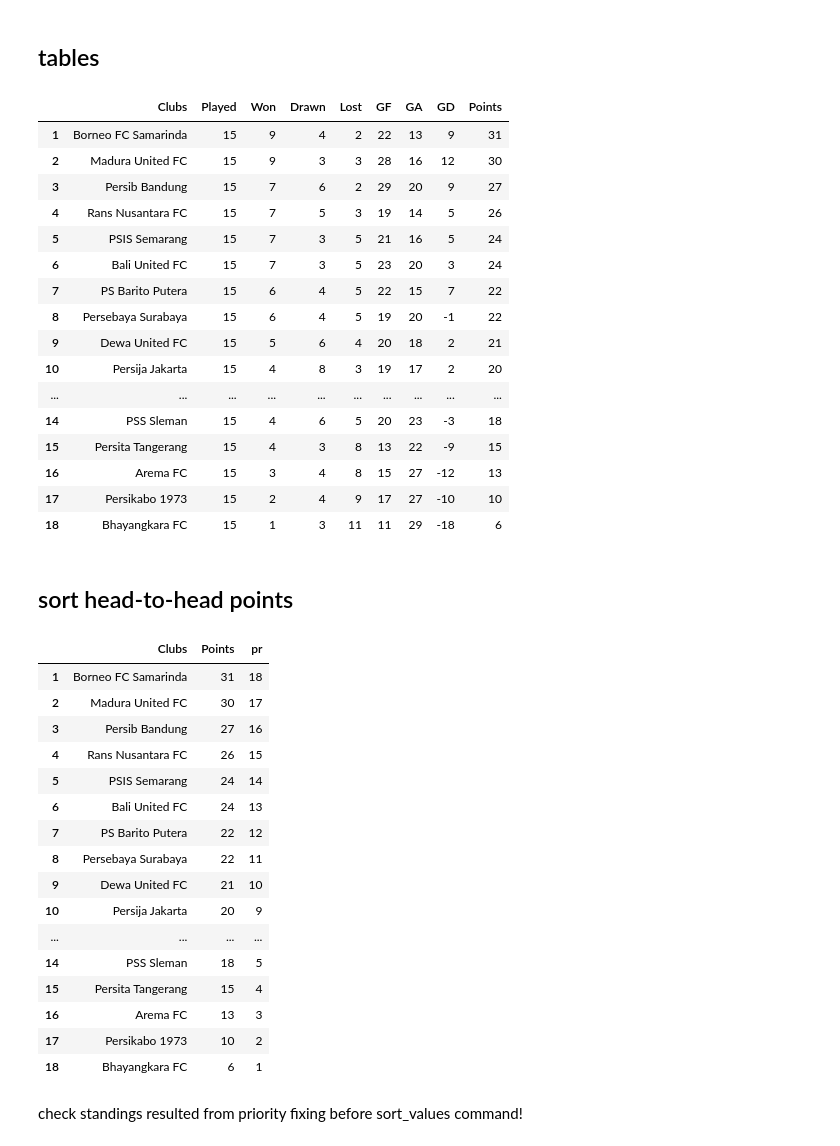
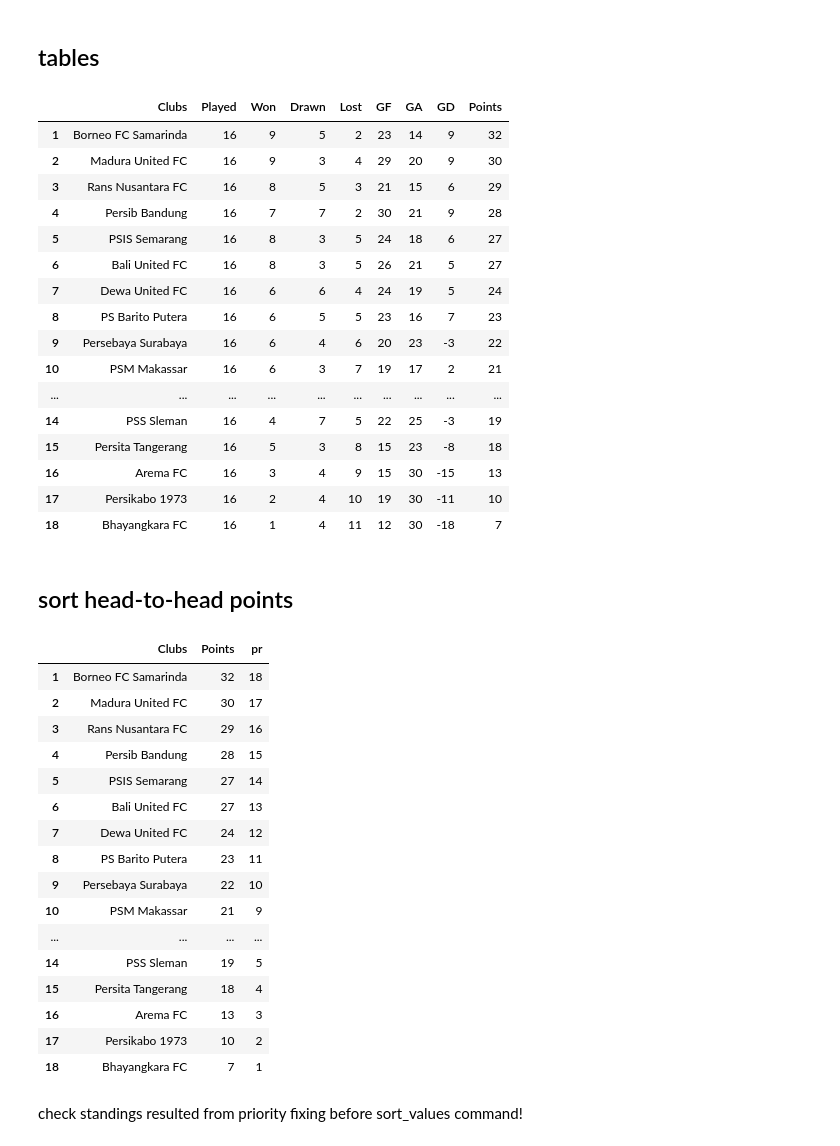
Before and after one commit to lpttprnc/liga-1, a Jupyter notebook: satunya.ipynb, the cells around one changed output. Cells and saved outputs as stored; diff of their text form; code cells hidden in the pictures.

```diff
--- a/satunya.ipynb
+++ b/satunya.ipynb
@@ -56,7 +56,7 @@ win=[]
 draw=[]
 lose=[]
 played=[]
-pekanke=15 # PEKAN KE
+pekanke=16 # PEKAN KE
 for cl in club:
     hora = df.loc[ ( (df.home.str.contains(cl)) | (df.away.str.contains(cl)) ) & (df['week']==pekanke) ]
 
@@ -130,22 +130,22 @@ tables.drop(columns=["Clubs_lower"], inplace=True)
 tables
 # %% [output]
 |  | Clubs | Played | Won | Drawn | Lost | GF | GA | GD | Points |
-| 1 | Borneo FC Samarinda | 15 | 9 | 4 | 2 | 22 | 13 | 9 | 31 |
-| 2 | Madura United FC | 15 | 9 | 3 | 3 | 28 | 16 | 12 | 30 |
-| 3 | Persib Bandung | 15 | 7 | 6 | 2 | 29 | 20 | 9 | 27 |
-| 4 | Rans Nusantara FC | 15 | 7 | 5 | 3 | 19 | 14 | 5 | 26 |
-| 5 | PSIS Semarang | 15 | 7 | 3 | 5 | 21 | 16 | 5 | 24 |
-| 6 | Bali United FC | 15 | 7 | 3 | 5 | 23 | 20 | 3 | 24 |
-| 7 | PS Barito Putera | 15 | 6 | 4 | 5 | 22 | 15 | 7 | 22 |
-| 8 | Persebaya Surabaya | 15 | 6 | 4 | 5 | 19 | 20 | -1 | 22 |
-| 9 | Dewa United FC | 15 | 5 | 6 | 4 | 20 | 18 | 2 | 21 |
-| 10 | Persija Jakarta | 15 | 4 | 8 | 3 | 19 | 17 | 2 | 20 |
+| 1 | Borneo FC Samarinda | 16 | 9 | 5 | 2 | 23 | 14 | 9 | 32 |
+| 2 | Madura United FC | 16 | 9 | 3 | 4 | 29 | 20 | 9 | 30 |
+| 3 | Rans Nusantara FC | 16 | 8 | 5 | 3 | 21 | 15 | 6 | 29 |
+| 4 | Persib Bandung | 16 | 7 | 7 | 2 | 30 | 21 | 9 | 28 |
+| 5 | PSIS Semarang | 16 | 8 | 3 | 5 | 24 | 18 | 6 | 27 |
+| 6 | Bali United FC | 16 | 8 | 3 | 5 | 26 | 21 | 5 | 27 |
+| 7 | Dewa United FC | 16 | 6 | 6 | 4 | 24 | 19 | 5 | 24 |
+| 8 | PS Barito Putera | 16 | 6 | 5 | 5 | 23 | 16 | 7 | 23 |
+| 9 | Persebaya Surabaya | 16 | 6 | 4 | 6 | 20 | 23 | -3 | 22 |
+| 10 | PSM Makassar | 16 | 6 | 3 | 7 | 19 | 17 | 2 | 21 |
 | ... | ... | ... | ... | ... | ... | ... | ... | ... | ... |
-| 14 | PSS Sleman | 15 | 4 | 6 | 5 | 20 | 23 | -3 | 18 |
-| 15 | Persita Tangerang | 15 | 4 | 3 | 8 | 13 | 22 | -9 | 15 |
-| 16 | Arema FC | 15 | 3 | 4 | 8 | 15 | 27 | -12 | 13 |
-| 17 | Persikabo 1973 | 15 | 2 | 4 | 9 | 17 | 27 | -10 | 10 |
-| 18 | Bhayangkara FC | 15 | 1 | 3 | 11 | 11 | 29 | -18 | 6 |
+| 14 | PSS Sleman | 16 | 4 | 7 | 5 | 22 | 25 | -3 | 19 |
+| 15 | Persita Tangerang | 16 | 5 | 3 | 8 | 15 | 23 | -8 | 18 |
+| 16 | Arema FC | 16 | 3 | 4 | 9 | 15 | 30 | -15 | 13 |
+| 17 | Persikabo 1973 | 16 | 2 | 4 | 10 | 19 | 30 | -11 | 10 |
+| 18 | Bhayangkara FC | 16 | 1 | 4 | 11 | 12 | 30 | -18 | 7 |
 # %% [markdown]
 ## sort head-to-head points
 # %%
@@ -166,51 +166,53 @@ for i in range (1,len(sh)+1,1):
             h2=dff.index.get_level_values('home')==sh['Clubs'][i+1]
             a1=dff.index.get_level_values('away')==sh['Clubs'][i]
 
             i1scr=0
             i2scr=0
 
             game = dff.loc[ ((h1&a2) | (h2&a1)) ]
 
             if len(game)==1:
 
                 try:
                     i1scr = dff.loc[(sh['Clubs'][i],sh['Clubs'][i+1])]['hpoint']
                     i2scr = dff.loc[(sh['Clubs'][i],sh['Clubs'][i+1])]['apoint']
 
                 except:
                     i1scr = dff.loc[ (sh['Clubs'][i+1],sh['Clubs'][i]) ]['apoint']
                     i2scr = dff.loc[ (sh['Clubs'][i+1],sh['Clubs'][i]) ]['hpoint']
 
             elif len(game)==2:
                 i1scr = dff.loc[[ (sh['Clubs'][i],sh['Clubs'][i+1]) ]]['hpoint'] + dff.loc[[ (sh['Clubs'][i+1],sh['Clubs'][i]) ]]['apoint']
                 i2scr = dff.loc[[ (sh['Clubs'][i],sh['Clubs'][i+1]) ]]['apoint'] + dff.loc[[ (sh['Clubs'][i+1],sh['Clubs'][i]) ]]['hpoint']
 
             if i1scr < i2scr:
-                sh.at[i,'pr']=sh['pr'][i]-1
-                sh.at[i+1,'pr']=sh['pr'][i+1]+1
+                #sh.at[i,'pr']=sh['pr'][i]-1
+                #sh.at[i+1,'pr']=sh['pr'][i+1]+1
+                temp1, temp2 = sh.loc[i].copy(), sh.loc[i+1].copy()
+                sh.loc[i],sh.loc[i+1] = temp2, temp1
 
     except:
         pass
 
 sh
 # %% [output]
 |  | Clubs | Points | pr |
-| 1 | Borneo FC Samarinda | 31 | 18 |
+| 1 | Borneo FC Samarinda | 32 | 18 |
 | 2 | Madura United FC | 30 | 17 |
-| 3 | Persib Bandung | 27 | 16 |
-| 4 | Rans Nusantara FC | 26 | 15 |
-| 5 | PSIS Semarang | 24 | 14 |
-| 6 | Bali United FC | 24 | 13 |
-| 7 | PS Barito Putera | 22 | 12 |
-| 8 | Persebaya Surabaya | 22 | 11 |
-| 9 | Dewa United FC | 21 | 10 |
-| 10 | Persija Jakarta | 20 | 9 |
+| 3 | Rans Nusantara FC | 29 | 16 |
+| 4 | Persib Bandung | 28 | 15 |
+| 5 | PSIS Semarang | 27 | 14 |
+| 6 | Bali United FC | 27 | 13 |
+| 7 | Dewa United FC | 24 | 12 |
+| 8 | PS Barito Putera | 23 | 11 |
+| 9 | Persebaya Surabaya | 22 | 10 |
+| 10 | PSM Makassar | 21 | 9 |
 | ... | ... | ... | ... |
-| 14 | PSS Sleman | 18 | 5 |
-| 15 | Persita Tangerang | 15 | 4 |
+| 14 | PSS Sleman | 19 | 5 |
+| 15 | Persita Tangerang | 18 | 4 |
 | 16 | Arema FC | 13 | 3 |
 | 17 | Persikabo 1973 | 10 | 2 |
-| 18 | Bhayangkara FC | 6 | 1 |
+| 18 | Bhayangkara FC | 7 | 1 |
 # %% [markdown]
 check standings resulted from priority fixing before sort_values command!
 # %%
```
Also changed, not shown: parts of 7 cells of this notebook, 4 other files.
